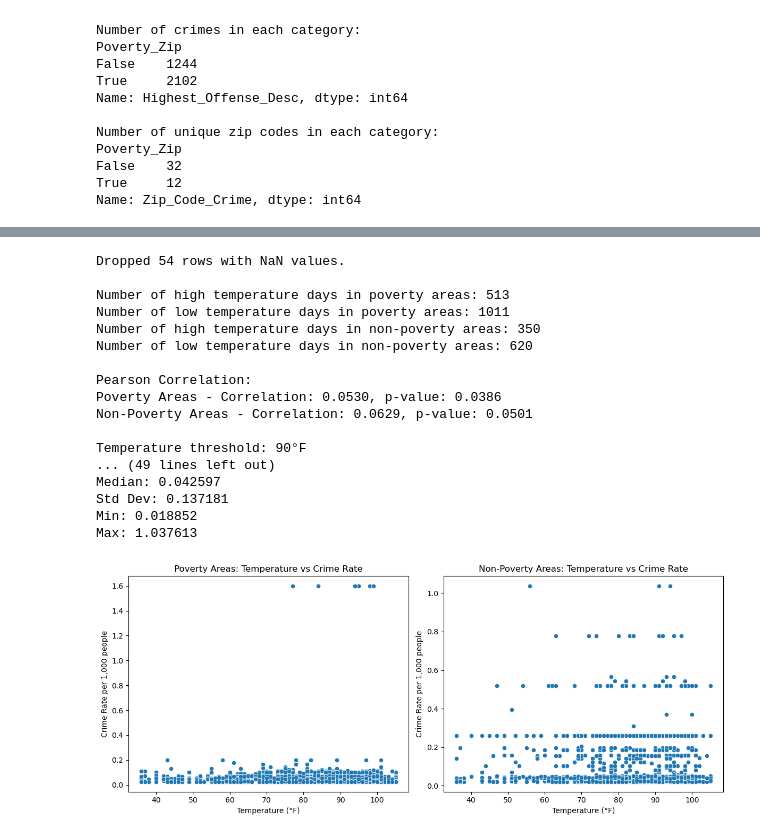
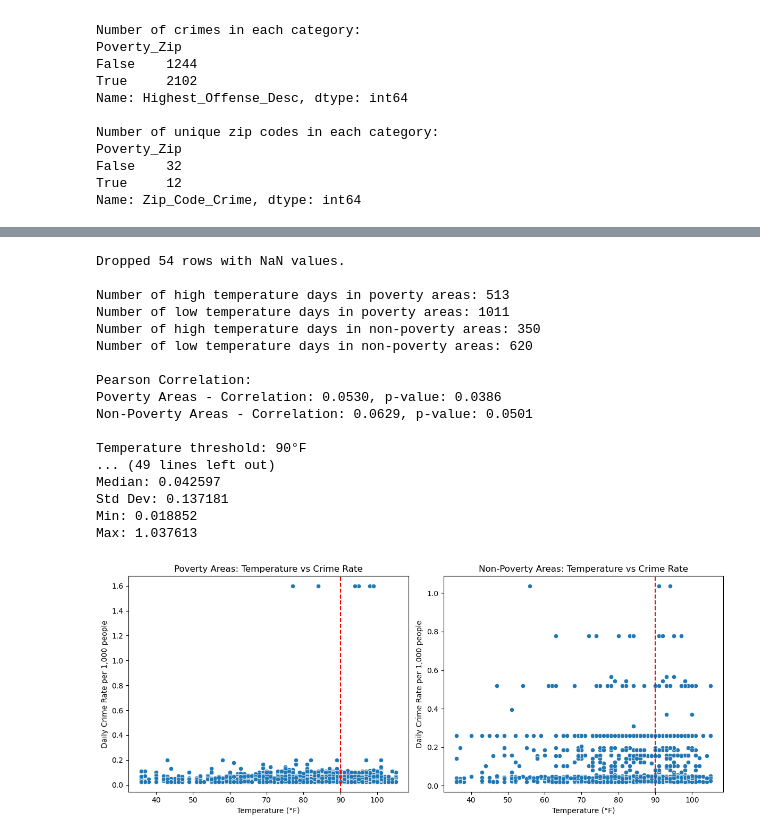
Before and after one commit to m6urns/cs5830-project2-crime-housing, a Jupyter notebook: data-exploration.ipynb, the cells around one changed output, grey strips where cells are left out. Drawn from its saved outputs; the diff is of its cells as text; code cells hidden in the pictures.

```diff
--- a/data-exploration.ipynb
+++ b/data-exploration.ipynb
@@ -573,26 +593,11 @@ def analyze_temperature_poverty_impact(crime_data, population_data, poverty_zips
     dropped_count = original_count - len(daily_rates)
     print(f"Dropped {dropped_count} rows with NaN values.")
 
-    # Debug: Print sample data
-    # print("\nSample data:")
-    # print(daily_rates.sample(5))
-
     # Separate data into four groups
     high_temp_poverty = daily_rates[(daily_rates['High_Temp']) & (daily_rates['Poverty_Zip'])]['Rate']
     low_temp_poverty = daily_rates[(~daily_rates['High_Temp']) & (daily_rates['Poverty_Zip'])]['Rate']
     high_temp_non_poverty = daily_rates[(daily_rates['High_Temp']) & (~daily_rates['Poverty_Zip'])]['Rate']
     low_temp_non_poverty = daily_rates[(~daily_rates['High_Temp']) & (~daily_rates['Poverty_Zip'])]['Rate']
-
-    # Debug: Print sample data for each group
-    # print("\nSample data for each group:")
-    # print("High temp, poverty:")
-    # print(high_temp_poverty.head())
-    # print("\nLow temp, poverty:")
-    # print(low_temp_poverty.head())
-    # print("\nHigh temp, non-poverty:")
-    # print(high_temp_non_poverty.head())
-    # print("\nLow temp, non-poverty:")
-    # print(low_temp_non_poverty.head())
 
     # Print diagnostic information
     print(f"\nNumber of high temperature days in poverty areas: {len(high_temp_poverty)}")
@@ -667,36 +672,38 @@ def analyze_temperature_poverty_impact(crime_data, population_data, poverty_zips
     sns.scatterplot(data=daily_rates[daily_rates['Poverty_Zip']], x='TempHighF', y='Rate')
     plt.title('Poverty Areas: Temperature vs Crime Rate')
     plt.xlabel('Temperature (°F)')
-    plt.ylabel('Crime Rate per 1,000 people')
+    plt.ylabel('Daily Crime Rate per 1,000 people')
+    plt.axvline(x=temp_threshold, color='r', linestyle='--', label=f'{temp_threshold}°F Threshold')
     plt.subplot(1, 2, 2)
     sns.scatterplot(data=daily_rates[~daily_rates['Poverty_Zip']], x='TempHighF', y='Rate')
     plt.title('Non-Poverty Areas: Temperature vs Crime Rate')
     plt.xlabel('Temperature (°F)')
-    plt.ylabel('Crime Rate per 1,000 people')
+    plt.ylabel('Daily Crime Rate per 1,000 people')
+    plt.axvline(x=temp_threshold, color='r', linestyle='--', label=f'{temp_threshold}°F Threshold')
     plt.tight_layout()
     plt.show()
 
 # Use the updated function
 analyze_temperature_poverty_impact(just_v_crime, population_data, poverty_zips, temp_threshold=90)
 # %% [output]
 Dropped 54 rows with NaN values.
 
 Number of high temperature days in poverty areas: 513
 Number of low temperature days in poverty areas: 1011
 Number of high temperature days in non-poverty areas: 350
 Number of low temperature days in non-poverty areas: 620
 
 Pearson Correlation:
 Poverty Areas - Correlation: 0.0530, p-value: 0.0386
 Non-Poverty Areas - Correlation: 0.0629, p-value: 0.0501
 
 Temperature threshold: 90°F
 ... (49 lines left out)
 Median: 0.042597
 Std Dev: 0.137181
 Min: 0.018852
 Max: 1.037613
-[figure, old version]
+[figure, new version]
 # %%
 analyze_temperature_poverty_impact(crime_temp, population_data, poverty_zips, temp_threshold=90)
 # %% [output]
```
Also changed, not shown: parts of 7 cells of this notebook.
